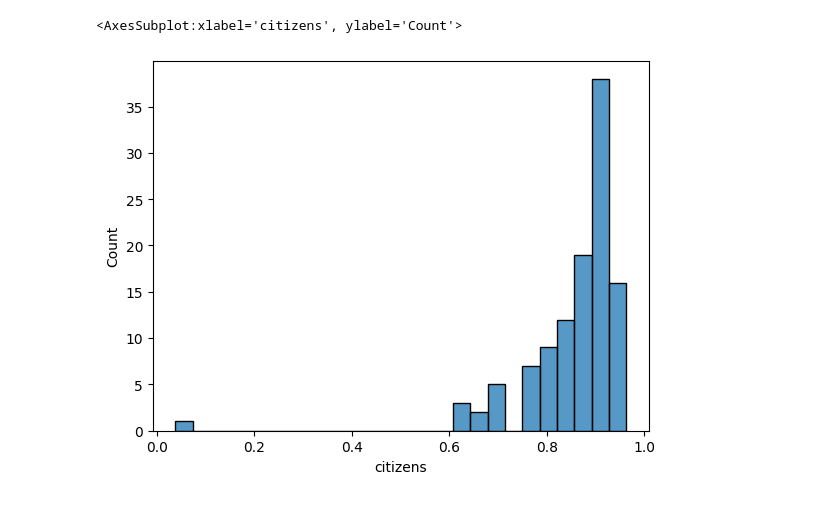
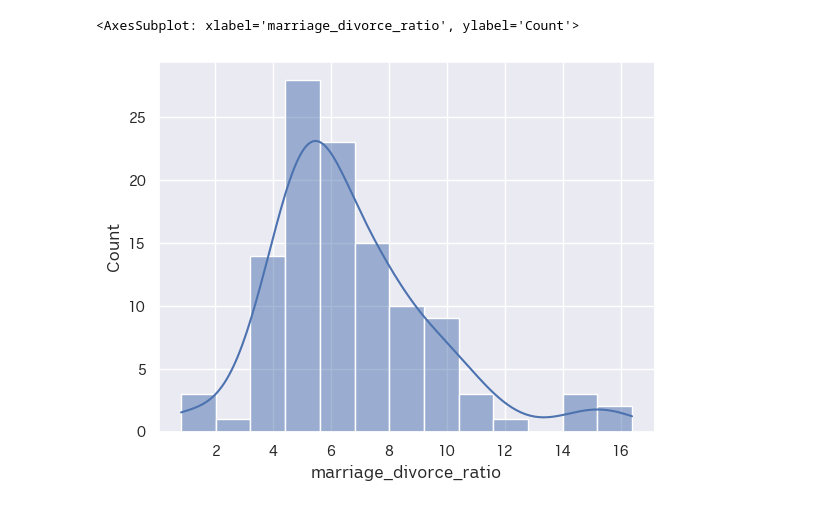
Before and after one commit to MarkusMannheim/censusdata, a Jupyter notebook: data/canberra_suburbs.ipynb, the cells around one changed output. Saved outputs shown, nothing was run; the diff lists cells and outputs as text; code cells hidden in the pictures.

```diff
--- a/data/canberra_suburbs.ipynb
+++ b/data/canberra_suburbs.ipynb
@@ -2,7 +2,16 @@
 import pandas as pd, numpy as np
 import statsmodels.formula.api as smf
 import matplotlib.pyplot as plt, seaborn as sns
+from sklearn.feature_selection import SelectKBest, SelectPercentile, mutual_info_classif
+from sklearn.linear_model import LogisticRegression
+from sklearn.model_selection import train_test_split
+from sklearn.pipeline import Pipeline
+from sklearn.preprocessing import StandardScaler
 from os import listdir
+
+sns.set(
+    font="ABC Sans Nova"
+)
 
 metadata = pd.read_excel(
     "./metadata.xlsx",
@@ -74,6 +81,18 @@ data["indigenous"] = suburb_data.aboriginal_and_or_torres_strait_islander_person
 data["born_overseas"] = suburb_data.birthplace_elsewhere_persons / data.population
 data["other_language"] = suburb_data.language_used_at_home_other_language_persons / data.population
 data["citizens"] = suburb_data.australian_citizen_persons / data.population
+data["median_age"] = suburb_data.median_age_of_persons
+data["median_mortgage_repayment"] = suburb_data.median_mortgage_repayment_monthly
+data["median_personal_income"] = suburb_data.median_total_personal_income_weekly
+data["median_rent"] = suburb_data.median_rent_weekly
+data["median_family_income"] = suburb_data.median_total_family_income_weekly
+data["avg_people_bedroom"] = suburb_data.average_number_of_persons_per_bedroom
+data["median_household_income"] = suburb_data.median_total_household_income_weekly
+data["avg_household_size"] = suburb_data.average_household_size
+# data["marriage_divorce_ratio_men"] = suburb_data.males_total_married / suburb_data.males_total_divorced
+# data["marriage_divorce_ratio_women"] = suburb_data.females_total_married / suburb_data.females_total_divorced
+data["marriage_divorce_ratio"] = suburb_data.persons_total_married / suburb_data.persons_total_divorced
+data["australian_parents"] = suburb_data.australian_both_parents_born_in_australia / data.population
 
 data
 # %% [output]
@@ -94,7 +133,8 @@ data
 # %%
 sns.histplot(
-    data=data.citizens
+    data=data.marriage_divorce_ratio,
+    kde=True
 )
 # %% [output]
-<AxesSubplot:xlabel='citizens', ylabel='Count'>
+<AxesSubplot: xlabel='marriage_divorce_ratio', ylabel='Count'>
-[figure, old version]
+[figure, new version]
```
Also changed, not shown: parts of 5 cells of this notebook.
